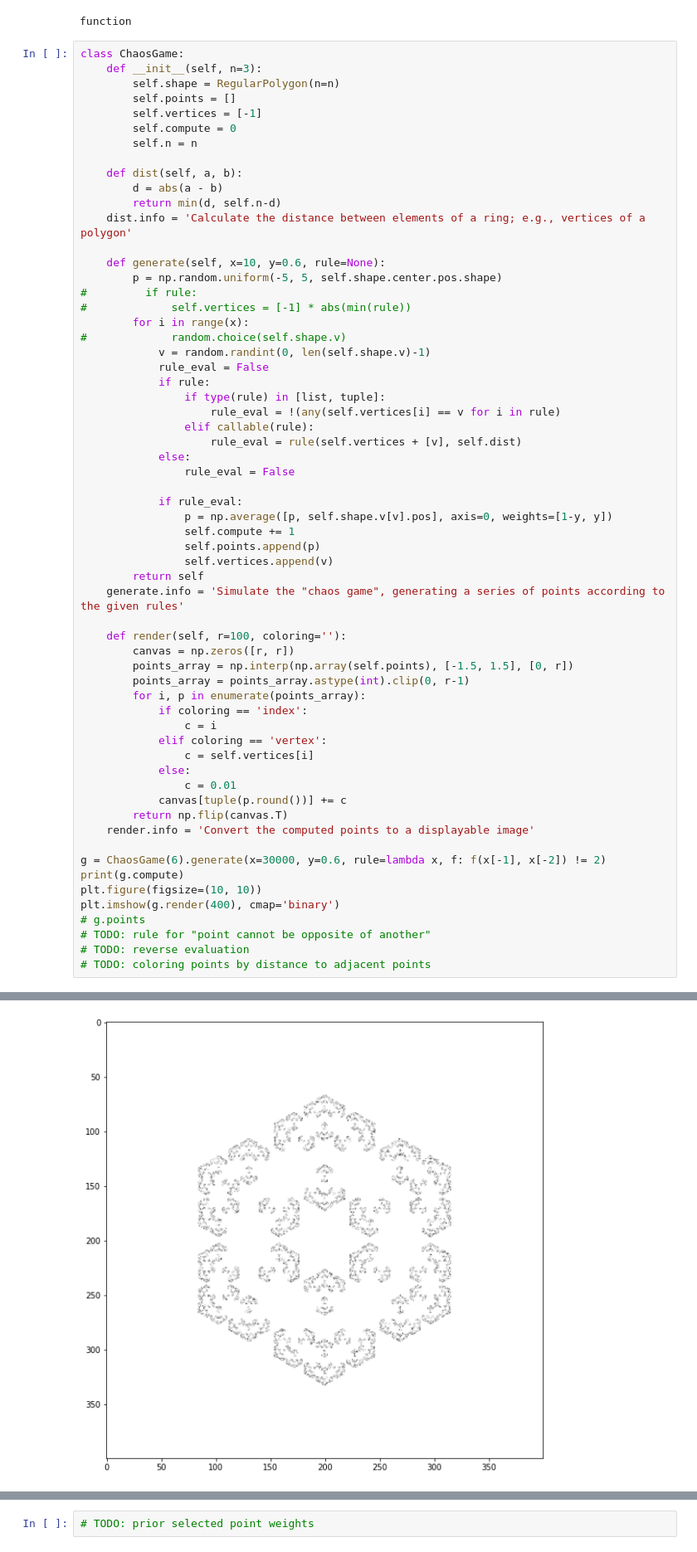
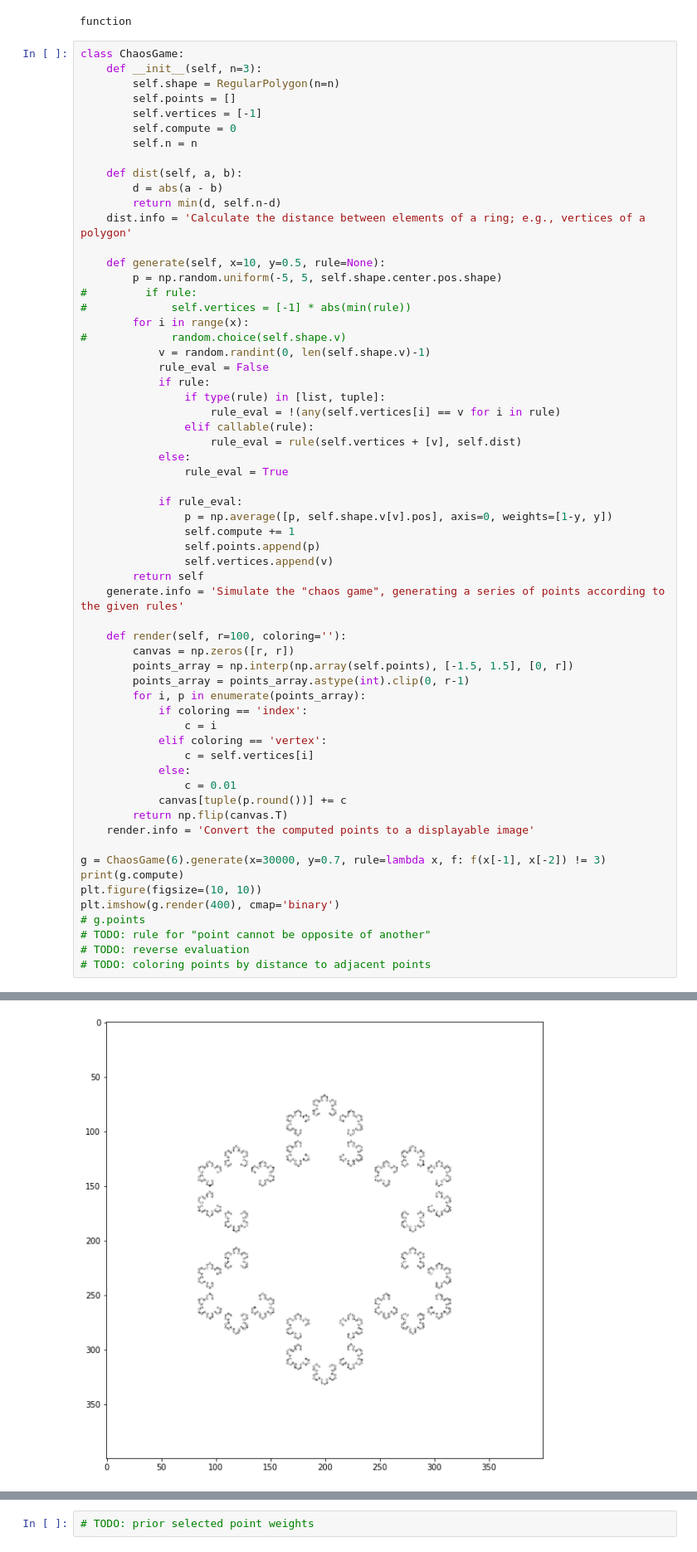
Before and after one commit to generic-github-user/fractals, a Jupyter notebook: fractals.ipynb, the cells around one changed output, grey strips where cells are left out. Shown at 83% size. Cells and saved outputs as stored; diff of their text form.

```diff
--- a/fractals.ipynb
+++ b/fractals.ipynb
@@ -146,7 +146,7 @@ class ChaosGame:
         return min(d, self.n-d)
     dist.info = 'Calculate the distance between elements of a ring; e.g., vertices of a polygon'
 
-    def generate(self, x=10, y=0.6, rule=None):
+    def generate(self, x=10, y=0.5, rule=None):
         p = np.random.uniform(-5, 5, self.shape.center.pos.shape)
 #         if rule:
 #             self.vertices = [-1] * abs(min(rule))
@@ -160,7 +160,7 @@ class ChaosGame:
                 elif callable(rule):
                     rule_eval = rule(self.vertices + [v], self.dist)
             else:
-                rule_eval = False
+                rule_eval = True
 
             if rule_eval:
                 p = np.average([p, self.shape.v[v].pos], axis=0, weights=[1-y, y])
@@ -185,7 +185,7 @@ class ChaosGame:
         return np.flip(canvas.T)
     render.info = 'Convert the computed points to a displayable image'
 
-g = ChaosGame(6).generate(x=30000, y=0.6, rule=lambda x, f: f(x[-1], x[-2]) != 2)
+g = ChaosGame(6).generate(x=30000, y=0.7, rule=lambda x, f: f(x[-1], x[-2]) != 3)
 print(g.compute)
 plt.figure(figsize=(10, 10))
 plt.imshow(g.render(400), cmap='binary')
@@ -198,2 +198,2 @@ plt.imshow(g.render(400), cmap='binary')
 <matplotlib.image.AxesImage at 0x...>
-[figure, old version]
+[figure, new version]
```
Also changed, not shown: parts of 2 cells of this notebook.
